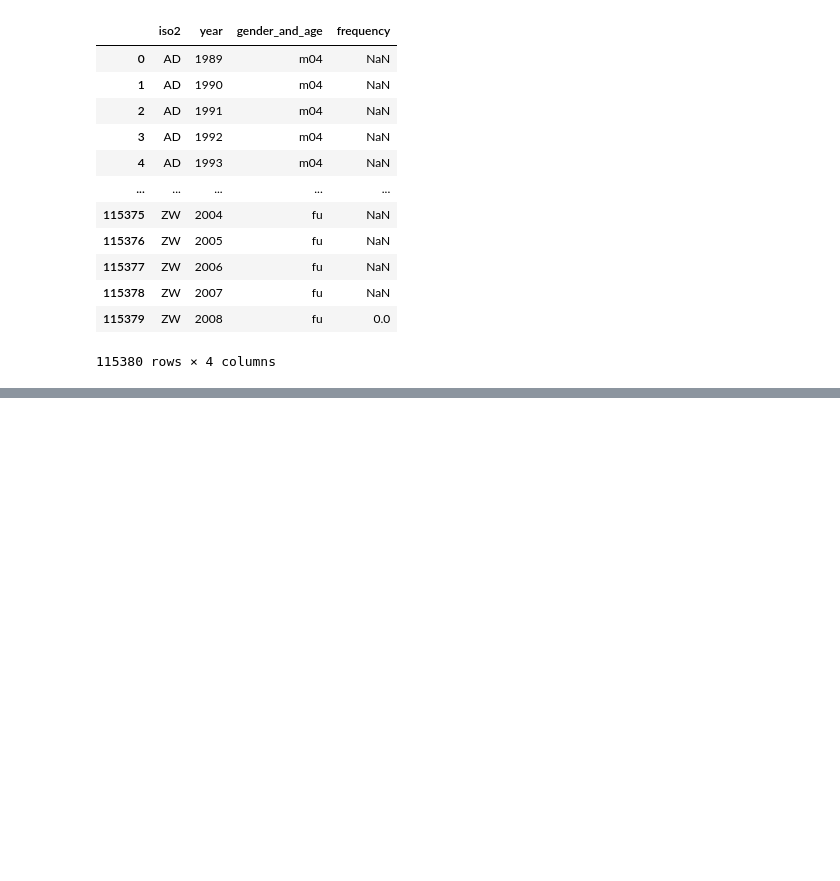
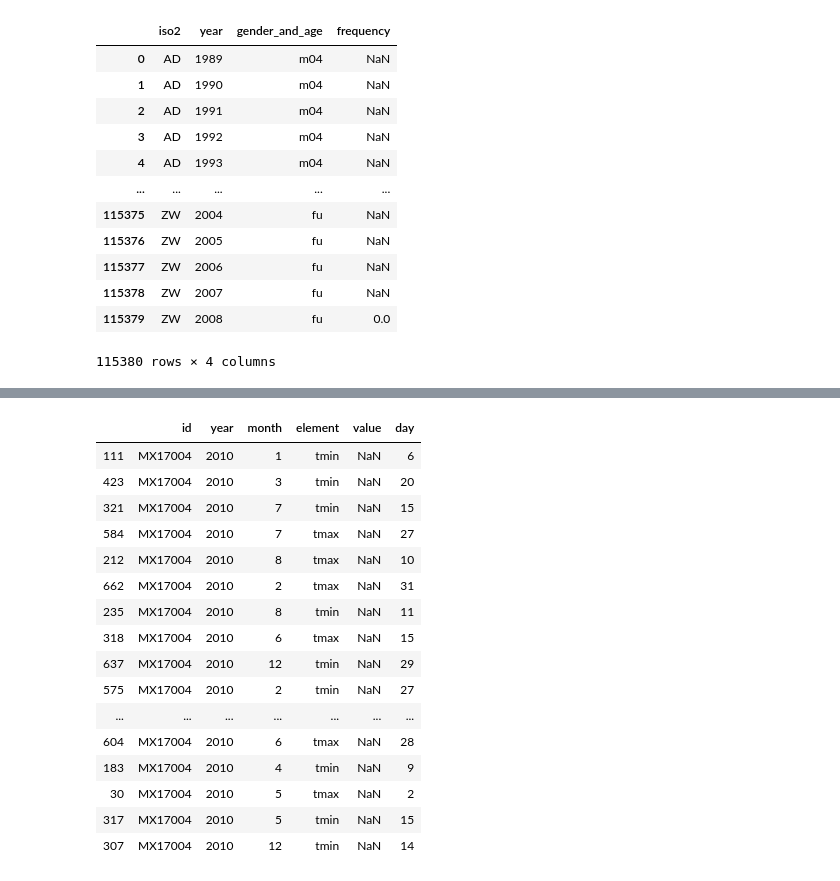
Before and after one commit to LuGeorgiev/Python-SoftUni, a Jupyter notebook: DataScience/02.DataTidying/Data Tidying and Cleaning lecture.ipynb, the cells around one changed output, grey strips where cells are left out. Saved outputs shown, nothing was run; the diff lists cells and outputs as text; code cells hidden in the pictures; blank space fills up the shorter version.

```diff
--- a/DataScience/02.DataTidying/Data Tidying and Cleaning lecture.ipynb
+++ b/DataScience/02.DataTidying/Data Tidying and Cleaning lecture.ipynb
@@ -133,0 +234,22 @@ tb_data_unpivoted
+# %%
+weather_data_unpivoted["day"] = days
+weather_data_unpivoted = weather_data_unpivoted.drop(["variable"], axis=1)
+weather_data_unpivoted.sample(30)
+# %% [output]
+|  | id | year | month | element | value | day |
+| 111 | MX17004 | 2010 | 1 | tmin | NaN | 6 |
+| 423 | MX17004 | 2010 | 3 | tmin | NaN | 20 |
+| 321 | MX17004 | 2010 | 7 | tmin | NaN | 15 |
+| 584 | MX17004 | 2010 | 7 | tmax | NaN | 27 |
+| 212 | MX17004 | 2010 | 8 | tmax | NaN | 10 |
+| 662 | MX17004 | 2010 | 2 | tmax | NaN | 31 |
+| 235 | MX17004 | 2010 | 8 | tmin | NaN | 11 |
+| 318 | MX17004 | 2010 | 6 | tmax | NaN | 15 |
+| 637 | MX17004 | 2010 | 12 | tmin | NaN | 29 |
+| 575 | MX17004 | 2010 | 2 | tmin | NaN | 27 |
+| ... | ... | ... | ... | ... | ... | ... |
+| 604 | MX17004 | 2010 | 6 | tmax | NaN | 28 |
+| 183 | MX17004 | 2010 | 4 | tmin | NaN | 9 |
+| 30 | MX17004 | 2010 | 5 | tmax | NaN | 2 |
+| 317 | MX17004 | 2010 | 5 | tmin | NaN | 15 |
+| 307 | MX17004 | 2010 | 12 | tmin | NaN | 14 |
```
Also changed, not shown: parts of 23 cells of this notebook.
